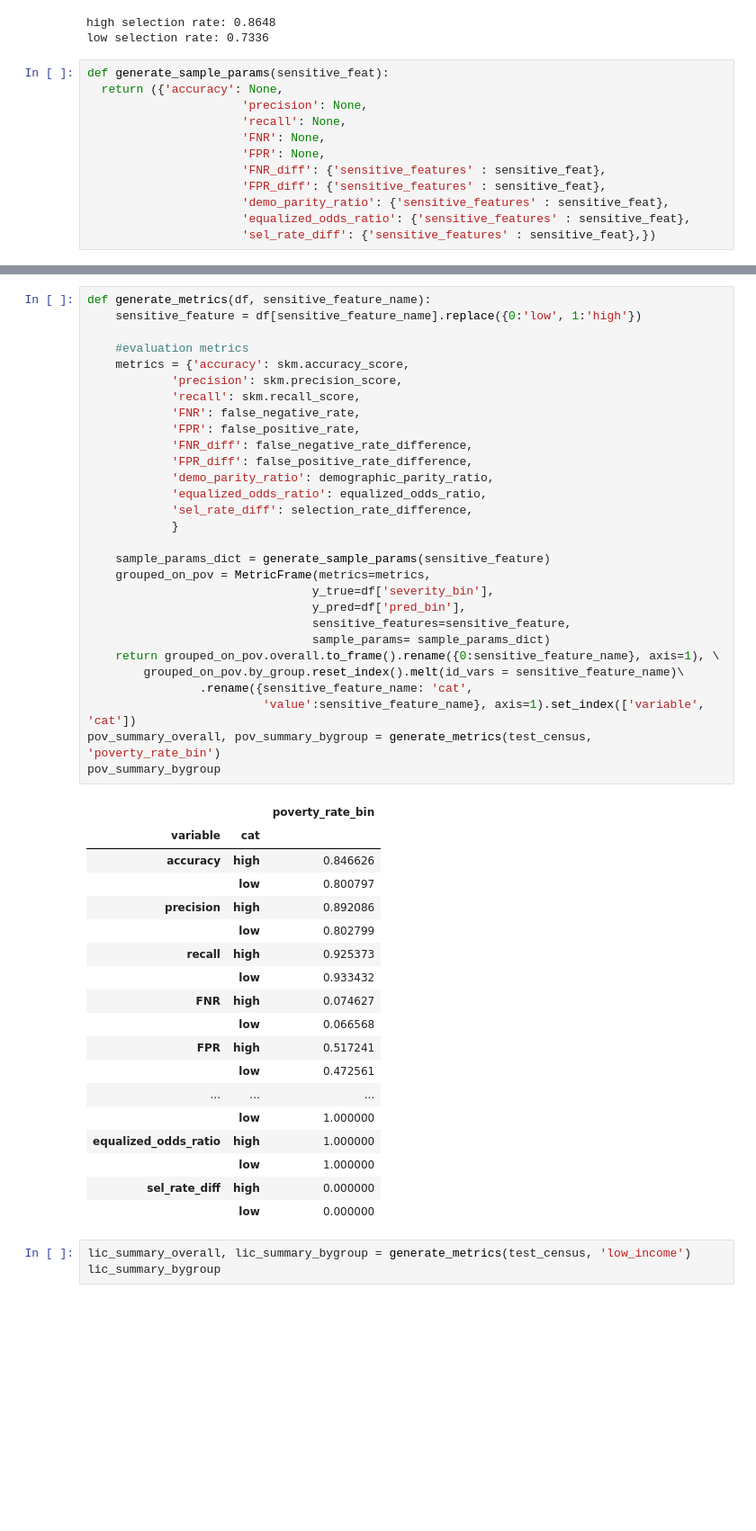
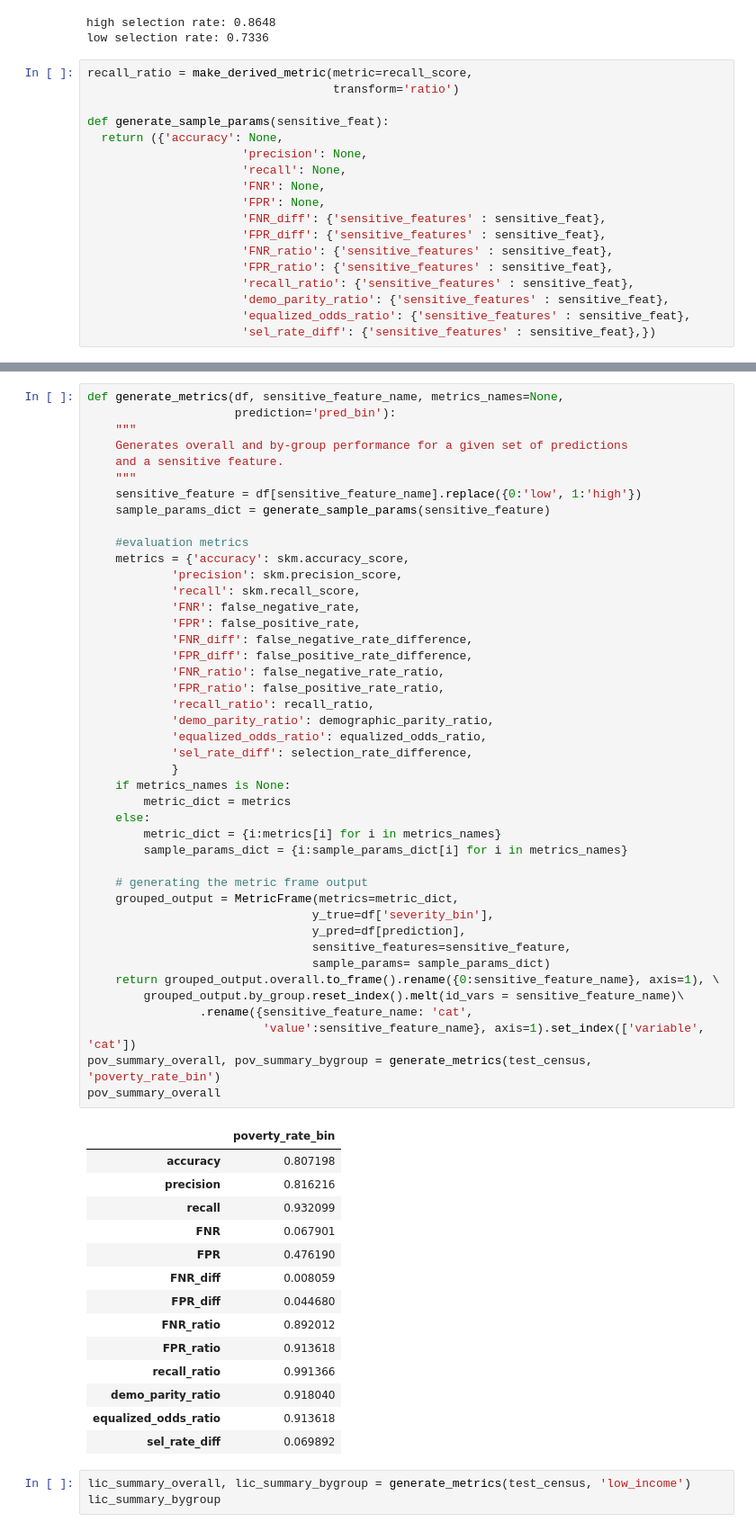
Before and after one commit to jennahgosciak/algaebloom, a Jupyter notebook: rds_draft_report_FINAL.ipynb, the cells around one changed output, grey strips where cells are left out. Shown at 90% size. Saved outputs shown, nothing was run; the diff lists cells and outputs as text; blank space fills up the shorter version.

```diff
--- a/rds_draft_report_FINAL.ipynb
+++ b/rds_draft_report_FINAL.ipynb
@@ -1331,6 +1312,9 @@ print(f'low selection rate: {low_selection_rate:.4f}')
 high selection rate: 0.8648
 low selection rate: 0.7336
 # %%
+recall_ratio = make_derived_metric(metric=recall_score,
+                                   transform='ratio')
+
 def generate_sample_params(sensitive_feat):
   return ({'accuracy': None,
                       'precision': None,
@@ -1339,6 +1323,9 @@ def generate_sample_params(sensitive_feat):
                       'FPR': None,
                       'FNR_diff': {'sensitive_features' : sensitive_feat},
                       'FPR_diff': {'sensitive_features' : sensitive_feat},
+                      'FNR_ratio': {'sensitive_features' : sensitive_feat},
+                      'FPR_ratio': {'sensitive_features' : sensitive_feat},
+                      'recall_ratio': {'sensitive_features' : sensitive_feat},
                       'demo_parity_ratio': {'sensitive_features' : sensitive_feat},
                       'equalized_odds_ratio': {'sensitive_features' : sensitive_feat},
                       'sel_rate_diff': {'sensitive_features' : sensitive_feat},})
@@ -1345,51 +1365,61 @@ def generate_sample_params(sensitive_feat):
 # %%
-def generate_metrics(df, sensitive_feature_name):
+def generate_metrics(df, sensitive_feature_name, metrics_names=None,
+                     prediction='pred_bin'):
+    """
+    Generates overall and by-group performance for a given set of predictions
+    and a sensitive feature.
+    """
     sensitive_feature = df[sensitive_feature_name].replace({0:'low', 1:'high'})
+    sample_params_dict = generate_sample_params(sensitive_feature)
 
     #evaluation metrics
     metrics = {'accuracy': skm.accuracy_score,
             'precision': skm.precision_score,
             'recall': skm.recall_score,
             'FNR': false_negative_rate,
             'FPR': false_positive_rate,
             'FNR_diff': false_negative_rate_difference,
             'FPR_diff': false_positive_rate_difference,
+            'FNR_ratio': false_negative_rate_ratio,
+            'FPR_ratio': false_positive_rate_ratio,
+            'recall_ratio': recall_ratio,
             'demo_parity_ratio': demographic_parity_ratio,
             'equalized_odds_ratio': equalized_odds_ratio,
             'sel_rate_diff': selection_rate_difference,
             }
+    if metrics_names is None:
+        metric_dict = metrics
+    else:
+        metric_dict = {i:metrics[i] for i in metrics_names}
+        sample_params_dict = {i:sample_params_dict[i] for i in metrics_names}
 
-    sample_params_dict = generate_sample_params(sensitive_feature)
-    grouped_on_pov = MetricFrame(metrics=metrics,
+    # generating the metric frame output
+    grouped_output = MetricFrame(metrics=metric_dict,
                                 y_true=df['severity_bin'],
-                                y_pred=df['pred_bin'],
+                                y_pred=df[prediction],
                                 sensitive_features=sensitive_feature,
                                 sample_params= sample_params_dict)
-    return grouped_on_pov.overall.to_frame().rename({0:sensitive_feature_name}, axis=1), \
-        grouped_on_pov.by_group.reset_index().melt(id_vars = sensitive_feature_name)\
+    return grouped_output.overall.to_frame().rename({0:sensitive_feature_name}, axis=1), \
+        grouped_output.by_group.reset_index().melt(id_vars = sensitive_feature_name)\
                 .rename({sensitive_feature_name: 'cat',
                          'value':sensitive_feature_name}, axis=1).set_index(['variable', 'cat'])
 pov_summary_overall, pov_summary_bygroup = generate_metrics(test_census, 'poverty_rate_bin')
-pov_summary_bygroup
+pov_summary_overall
 # %% [output]
-|  |  | poverty_rate_bin |
-| variable | cat |  |
-| accuracy | high | 0.846626 |
-|  | low | 0.800797 |
-| precision | high | 0.892086 |
-|  | low | 0.802799 |
-| recall | high | 0.925373 |
-|  | low | 0.933432 |
-| FNR | high | 0.074627 |
-|  | low | 0.066568 |
-| FPR | high | 0.517241 |
-|  | low | 0.472561 |
-| ... | ... | ... |
-|  | low | 1.000000 |
-| equalized_odds_ratio | high | 1.000000 |
-|  | low | 1.000000 |
-| sel_rate_diff | high | 0.000000 |
-|  | low | 0.000000 |
+|  | poverty_rate_bin |
+| accuracy | 0.807198 |
+| precision | 0.816216 |
+| recall | 0.932099 |
+| FNR | 0.067901 |
+| FPR | 0.476190 |
+| FNR_diff | 0.008059 |
+| FPR_diff | 0.044680 |
+| FNR_ratio | 0.892012 |
+| FPR_ratio | 0.913618 |
+| recall_ratio | 0.991366 |
+| demo_parity_ratio | 0.918040 |
+| equalized_odds_ratio | 0.913618 |
+| sel_rate_diff | 0.069892 |
 # %%
 lic_summary_overall, lic_summary_bygroup = generate_metrics(test_census, 'low_income')
 lic_summary_bygroup
```
Also changed, not shown: parts of 34 cells of this notebook, 2 other files.
